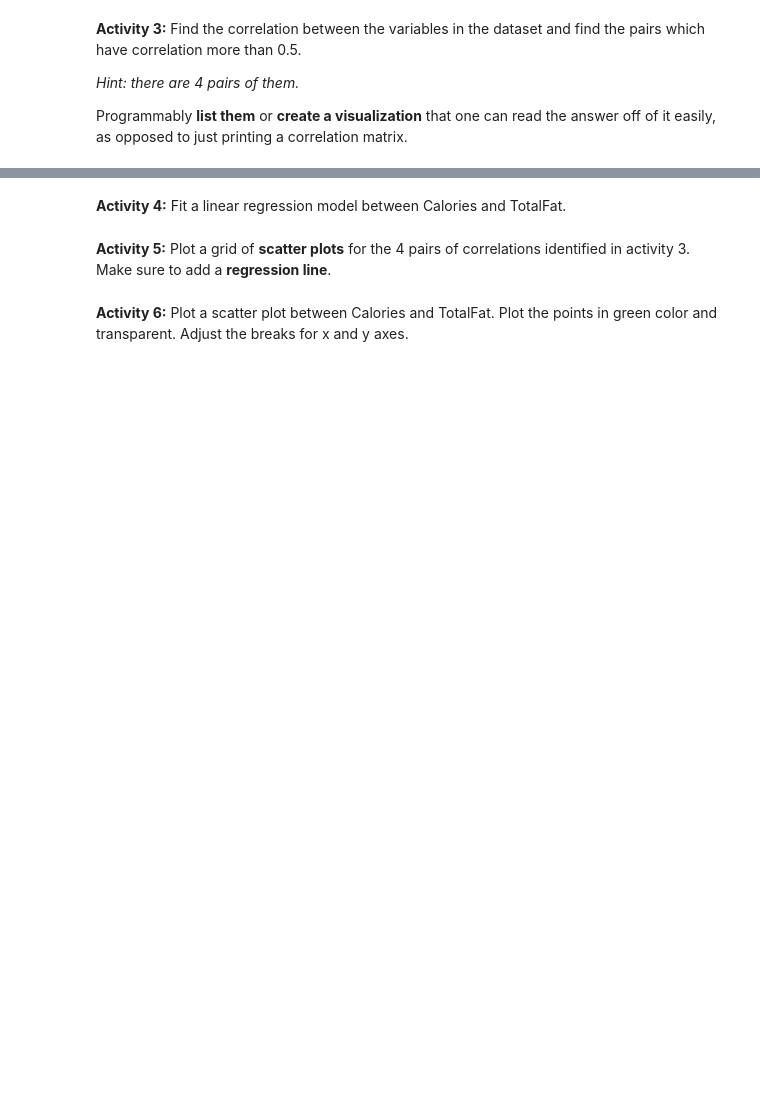
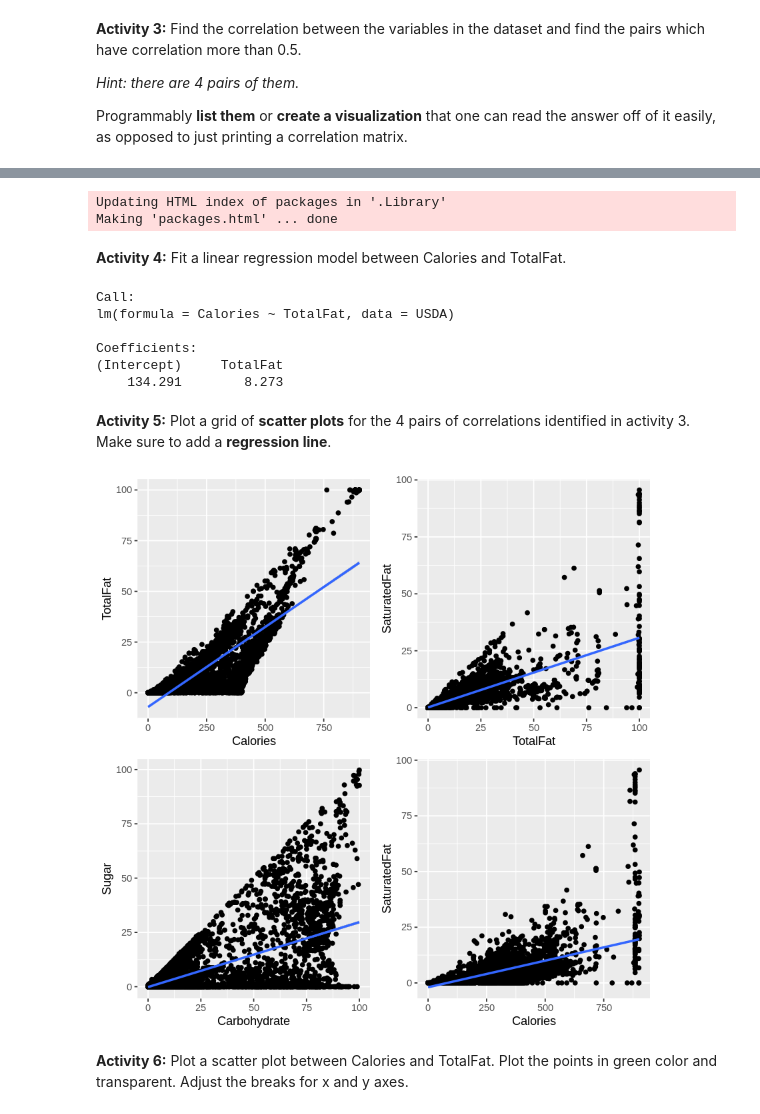
Before and after one commit to BlakeBigG/Big_Data_Visualization_MS, a Jupyter notebook: modules/module1/exercises/Data_Visualization_Intro_R.ipynb, the cells around one changed output, grey strips where cells are left out. Cells and saved outputs as stored; diff of their text form; code cells hidden in the pictures; blank space fills up the shorter version.

```diff
--- a/modules/module1/exercises/Data_Visualization_Intro_R.ipynb
+++ b/modules/module1/exercises/Data_Visualization_Intro_R.ipynb
@@ -21,3 +70,5 @@ Above outcome is the result of NA values in the dataset. Identify the NA values
 **Activity 2:** Fill the missing NA values in the dataset.
 # %%
 ## Your answer for activity 2 goes here ---
+USDA[is.na(USDA)] <- 0
+head(USDA)
@@ -32,3 +108,8 @@ Programmably **list them** or **create a visualization** that one can read the a
+# %%
+install.packages('gridExtra')
+# %% [output]
+Updating HTML index of packages in '.Library'
+Making 'packages.html' ... done
 # %%
 library(ggplot2)
 library(gridExtra)
@@ -36,6 +117,15 @@ library(gridExtra)
 **Activity 4:** Fit a linear regression model between Calories and TotalFat.
 # %%
 ## Your answer for activity 4 goes here ---
+
+lm(Calories ~ TotalFat, data = USDA)
+# %% [output]
+Call:
+lm(formula = Calories ~ TotalFat, data = USDA)
+
+Coefficients:
+(Intercept)     TotalFat
+    134.291        8.273
 # %% [markdown]
 **Activity 5:** Plot a grid of **scatter plots** for the 4 pairs of correlations identified in activity 3.
 Make sure to add a **regression line**.
@@ -44,2 +132,20 @@ Make sure to add a **regression line**.
+# %%
+## Your answer for activity 5 goes here ---
+
+p1 <- ggplot(USDA, aes(x=Calories, y=TotalFat)) + geom_point()
+p1 <- p1 + geom_smooth(method = lm) + expand_limits(x = 4, y = 4)
+
+p2 <- ggplot(USDA, aes(x=TotalFat, y=SaturatedFat)) + geom_point()
+p2 <- p2 + geom_smooth(method = lm) + expand_limits(x = 4, y = 4)
+
+p3 <- ggplot(USDA, aes(x=Carbohydrate, y=Sugar)) + geom_point()
+p3 <- p3 + geom_smooth(method = lm) + expand_limits(x = 4, y = 4)
+
+p4 <- ggplot(USDA, aes(x=Calories, y=SaturatedFat)) + geom_point()
+p4 <- p4 + geom_smooth(method = lm) + expand_limits(x = 4, y = 4)
+
+grid.arrange(p1, p2, p3, p4)
+# %% [output]
+[figure, added]
 # %% [markdown]
 **Activity 6:** Plot a scatter plot between Calories and TotalFat. Plot the points in green color and transparent. Adjust the breaks for x and y axes.
```
Also changed, not shown: parts of 10 cells of this notebook, 3 other files.
